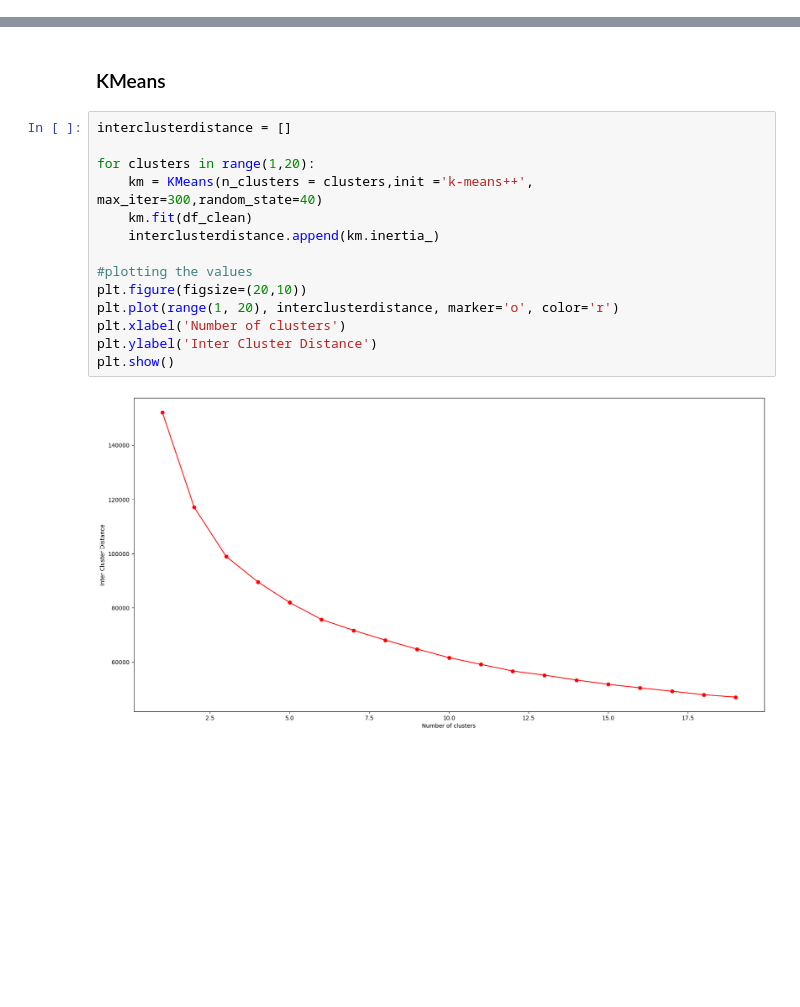
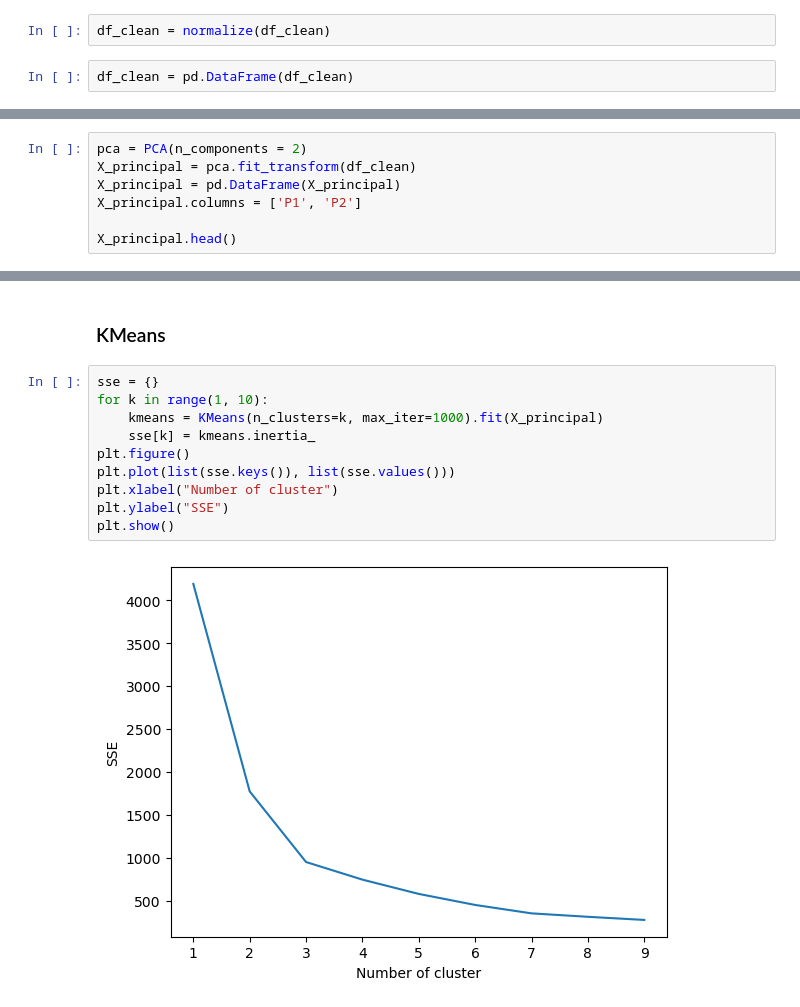
Before and after one commit to qarisp/H8_PYTN-KS08-019, a Jupyter notebook: FinalProject/FinalProject4/Notebook/PYTN_KampusMerdek_fp4_Qaris Ardian Pratama.ipynb, the cells around one changed output, grey strips where cells are left out. Cells and saved outputs as stored; diff of their text form; blank space fills up the shorter version.

```diff
--- a/FinalProject/FinalProject4/Notebook/PYTN_KampusMerdek_fp4_Qaris Ardian Pratama.ipynb
+++ b/FinalProject/FinalProject4/Notebook/PYTN_KampusMerdek_fp4_Qaris Ardian Pratama.ipynb
@@ -250,0 +254,4 @@ df_clean.head()
+# %%
+df_clean = normalize(df_clean)
+# %%
+df_clean = pd.DataFrame(df_clean)
@@ -250,0 +260,7 @@ df_clean.head()
+# %%
+pca = PCA(n_components = 2)
+X_principal = pca.fit_transform(df_clean)
+X_principal = pd.DataFrame(X_principal)
+X_principal.columns = ['P1', 'P2']
+
+X_principal.head()
@@ -253,18 +276,14 @@ df_clean.head()
 # %% [markdown]
 ### KMeans
 # %%
-interclusterdistance = []
-
-for clusters in range(1,20):
-    km = KMeans(n_clusters = clusters,init ='k-means++', max_iter=300,random_state=40)
-    km.fit(df_clean)
-    interclusterdistance.append(km.inertia_)
-
-#plotting the values
-plt.figure(figsize=(20,10))
-plt.plot(range(1, 20), interclusterdistance, marker='o', color='r')
-plt.xlabel('Number of clusters')
-plt.ylabel('Inter Cluster Distance')
+sse = {}
+for k in range(1, 10):
+    kmeans = KMeans(n_clusters=k, max_iter=1000).fit(X_principal)
+    sse[k] = kmeans.inertia_
+plt.figure()
+plt.plot(list(sse.keys()), list(sse.values()))
+plt.xlabel("Number of cluster")
+plt.ylabel("SSE")
 plt.show()
 # %% [output]
-[figure, old version]
+[figure, new version]
```
Also changed, not shown: parts of 8 cells of this notebook.
